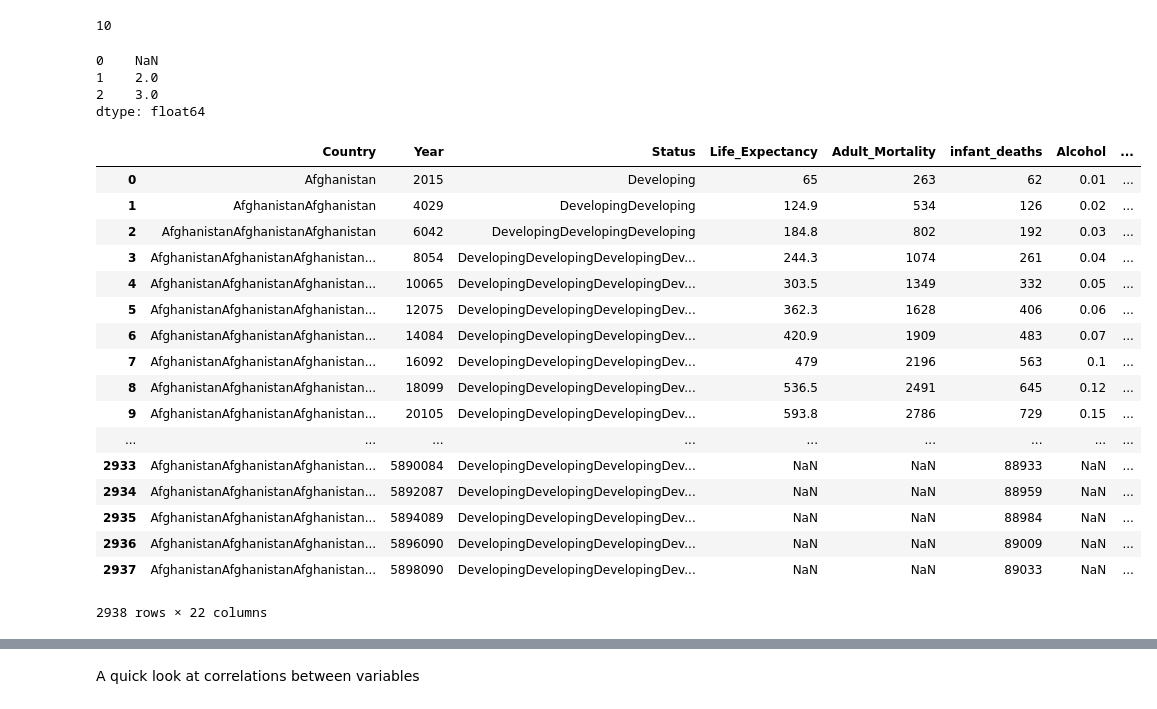
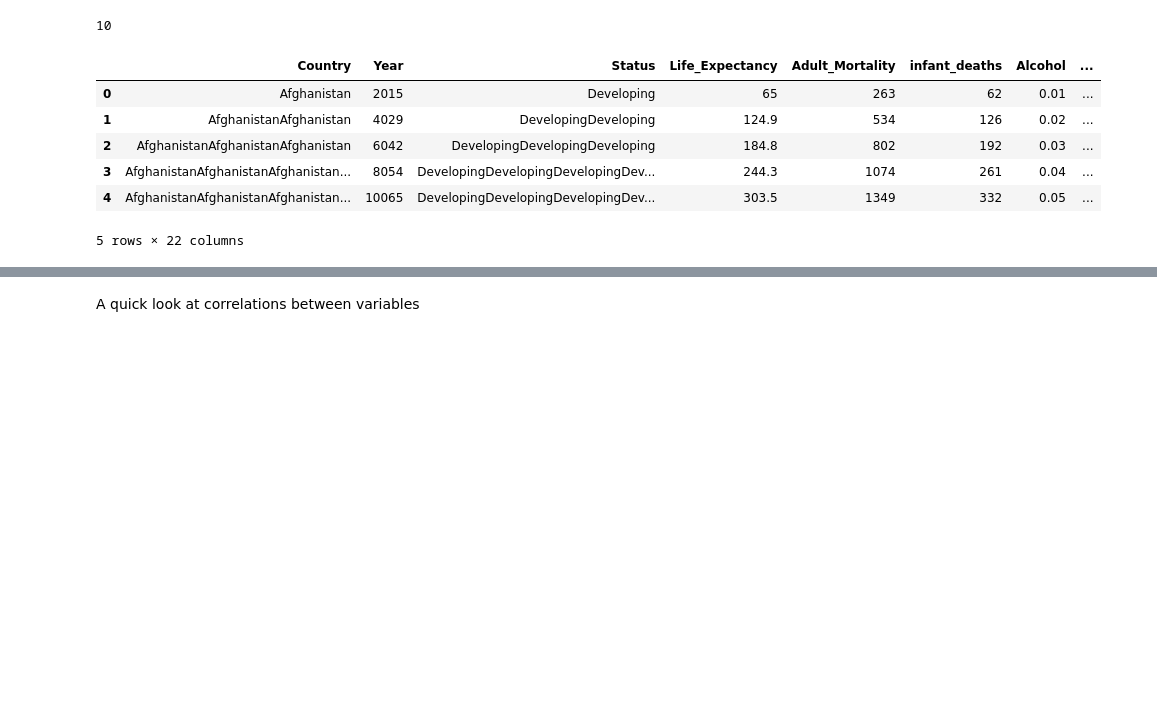
Before and after one commit to EceDolen/Proje-2-, a Jupyter notebook: proje 2 LifeExpectancyData.ipynb, the cells around one changed output, grey strips where cells are left out. Saved outputs shown, nothing was run; the diff lists cells and outputs as text; code cells hidden in the pictures; blank space fills up the shorter version.

```diff
--- a/proje 2 LifeExpectancyData.ipynb
+++ b/proje 2 LifeExpectancyData.ipynb
@@ -153,36 +153,16 @@ bolgeye gore interpolate ile doldurma
 LifeExpectancyData['Life_Expectancy'].isna().sum()
 # %% [output]
 10
-# %%
-s = pd.Series([1, 2, 3])
-s.loc[0]= None
-s
-# %% [output]
-0    NaN
-1    2.0
-2    3.0
-dtype: float64
 # %%
-LifeExpectancyData.cumsum(skipna=False)
+LifeExpectancyData.cumsum(skipna=False).head()
 # %% [output]
 |  | Country | Year | Status | Life_Expectancy | Adult_Mortality | infant_deaths | Alcohol | ... |
 | 0 | Afghanistan | 2015 | Developing | 65 | 263 | 62 | 0.01 | ... |
 | 1 | AfghanistanAfghanistan | 4029 | DevelopingDeveloping | 124.9 | 534 | 126 | 0.02 | ... |
 | 2 | AfghanistanAfghanistanAfghanistan | 6042 | DevelopingDevelopingDeveloping | 184.8 | 802 | 192 | 0.03 | ... |
 | 3 | AfghanistanAfghanistanAfghanistan... | 8054 | DevelopingDevelopingDevelopingDev... | 244.3 | 1074 | 261 | 0.04 | ... |
 | 4 | AfghanistanAfghanistanAfghanistan... | 10065 | DevelopingDevelopingDevelopingDev... | 303.5 | 1349 | 332 | 0.05 | ... |
-| 5 | AfghanistanAfghanistanAfghanistan... | 12075 | DevelopingDevelopingDevelopingDev... | 362.3 | 1628 | 406 | 0.06 | ... |
-| 6 | AfghanistanAfghanistanAfghanistan... | 14084 | DevelopingDevelopingDevelopingDev... | 420.9 | 1909 | 483 | 0.07 | ... |
-| 7 | AfghanistanAfghanistanAfghanistan... | 16092 | DevelopingDevelopingDevelopingDev... | 479 | 2196 | 563 | 0.1 | ... |
-| 8 | AfghanistanAfghanistanAfghanistan... | 18099 | DevelopingDevelopingDevelopingDev... | 536.5 | 2491 | 645 | 0.12 | ... |
-| 9 | AfghanistanAfghanistanAfghanistan... | 20105 | DevelopingDevelopingDevelopingDev... | 593.8 | 2786 | 729 | 0.15 | ... |
-| ... | ... | ... | ... | ... | ... | ... | ... | ... |
-| 2933 | AfghanistanAfghanistanAfghanistan... | 5890084 | DevelopingDevelopingDevelopingDev... | NaN | NaN | 88933 | NaN | ... |
-| 2934 | AfghanistanAfghanistanAfghanistan... | 5892087 | DevelopingDevelopingDevelopingDev... | NaN | NaN | 88959 | NaN | ... |
-| 2935 | AfghanistanAfghanistanAfghanistan... | 5894089 | DevelopingDevelopingDevelopingDev... | NaN | NaN | 88984 | NaN | ... |
-| 2936 | AfghanistanAfghanistanAfghanistan... | 5896090 | DevelopingDevelopingDevelopingDev... | NaN | NaN | 89009 | NaN | ... |
-| 2937 | AfghanistanAfghanistanAfghanistan... | 5898090 | DevelopingDevelopingDevelopingDev... | NaN | NaN | 89033 | NaN | ... |
-2938 rows × 22 columns
+5 rows × 22 columns
 # %%
 LifeExpectancyData.notna().sum()
 # %% [output]
```
Also changed, not shown: parts of 15 cells of this notebook.
